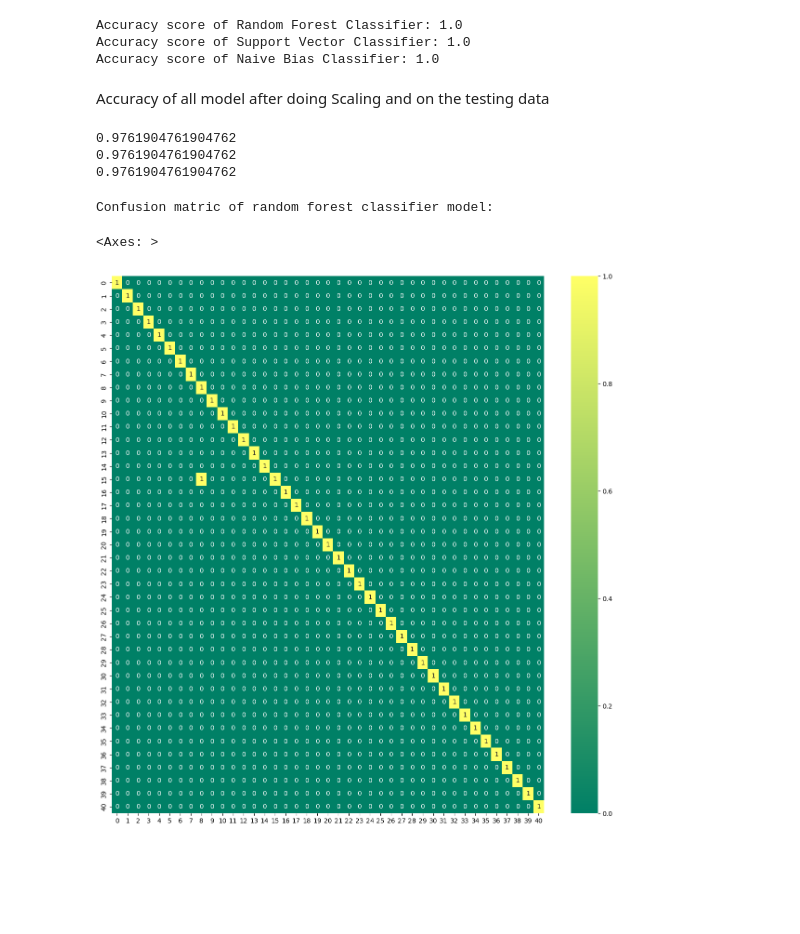
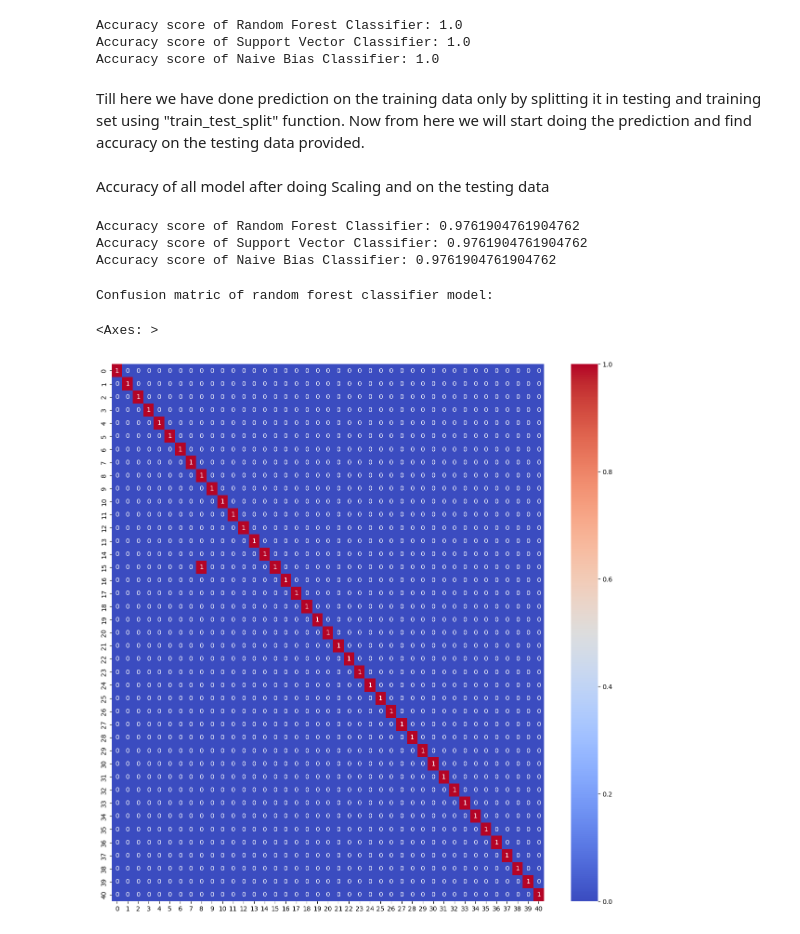
Before and after one commit to Kushagrarajsinghavisoft/Daily-works, a Jupyter notebook: April/09-04-2024/09-04-2024.ipynb, the cells around one changed output. Cells and saved outputs as stored; diff of their text form; code cells hidden in the pictures; blank space fills up the shorter version.

Commit message:
Task Done

```diff
--- a/April/09-04-2024/09-04-2024.ipynb
+++ b/April/09-04-2024/09-04-2024.ipynb
@@ -282,10 +254,12 @@ print("Accuracy score of Naive Bias Classifier:",accuracy_score(y_test, y_pred_n
 Accuracy score of Random Forest Classifier: 1.0
 Accuracy score of Support Vector Classifier: 1.0
 Accuracy score of Naive Bias Classifier: 1.0
+# %% [markdown]
+Till here we have done prediction on the training data only by splitting it in testing and training set using "train_test_split" function.
+Now from here we will start doing the prediction and find accuracy on the testing data provided.
 # %%
 #Scaling the testing data
 X_testing=scaler.transform(X_testing)
-y_testing=encoder.fit_transform(y_testing)
 # %%
 #predicted value of all model
 y_pred_Rfc1=Random_forest_classifier_model.predict(X_testing)
@@ -298,17 +272,17 @@ print("Accuracy score of Random Forest Classifier:",accuracy_score(y_testing, y_
 print("Accuracy score of Support Vector Classifier:",accuracy_score(y_testing, y_pred_Svc1))
 print("Accuracy score of Naive Bias Classifier:",accuracy_score(y_testing, y_pred_nbc1))
 # %% [output]
-0.9761904761904762
-0.9761904761904762
-0.9761904761904762
+Accuracy score of Random Forest Classifier: 0.9761904761904762
+Accuracy score of Support Vector Classifier: 0.9761904761904762
+Accuracy score of Naive Bias Classifier: 0.9761904761904762
 # %%
 print("Confusion matric of random forest classifier model: ")
 
 plt.figure(figsize=(15,15))
 
 # using heatmap for confusion matrix of random forest model
-sns.heatmap(confusion_matrix(y_testing,y_pred_Rfc1),cmap='summer',annot=True)
+sns.heatmap(confusion_matrix(y_testing,y_pred_Rfc1),cmap='coolwarm',annot=True)
 # %% [output]
 Confusion matric of random forest classifier model:
 <Axes: >
-[figure, old version]
+[figure, new version]
```
Also changed, not shown: parts of 23 cells of this notebook, 2 other files.
